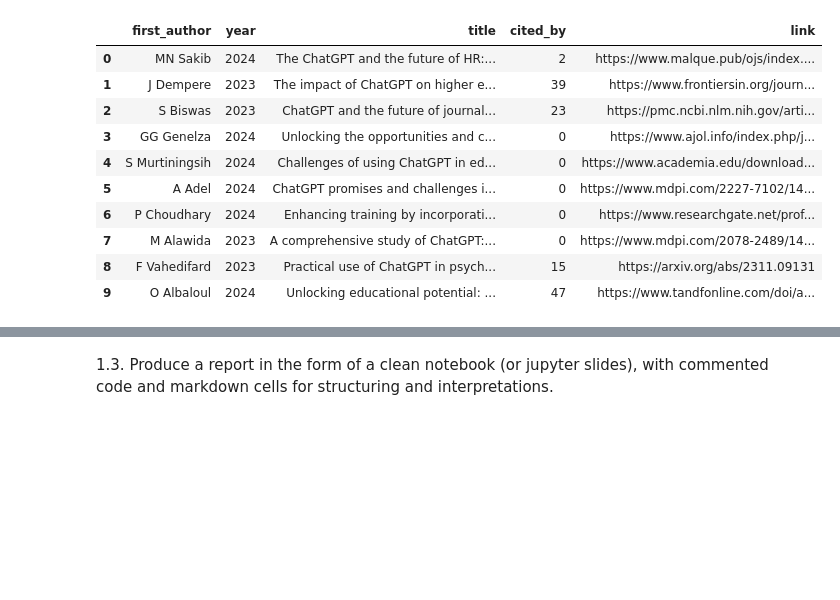
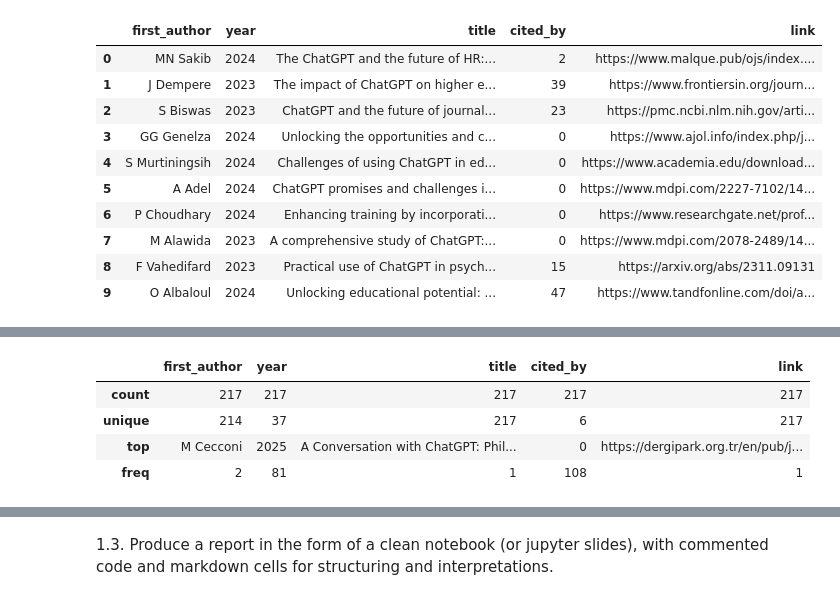
Before and after one commit to Debbcwing/DataScienceBootcamp, a Jupyter notebook: 01_DSToolkit/day4/D4_Ex2.ipynb, the cells around one changed output, grey strips where cells are left out. Cells and saved outputs as stored; diff of their text form; code cells hidden in the pictures; blank space fills up the shorter version.

```diff
--- a/01_DSToolkit/day4/D4_Ex2.ipynb
+++ b/01_DSToolkit/day4/D4_Ex2.ipynb
@@ -319,0 +327,8 @@ If there is an API for the specific data you are planning to scrape, it’s prob
+# %%
+lit_df_clean.describe()
+# %% [output]
+|  | first_author | year | title | cited_by | link |
+| count | 217 | 217 | 217 | 217 | 217 |
+| unique | 214 | 37 | 217 | 6 | 217 |
+| top | M Cecconi | 2025 | A Conversation with ChatGPT: Phil... | 0 | https://dergipark.org.tr/en/pub/j... |
+| freq | 2 | 81 | 1 | 108 | 1 |
```
Also changed, not shown: parts of 14 cells of this notebook, 20 other files.
